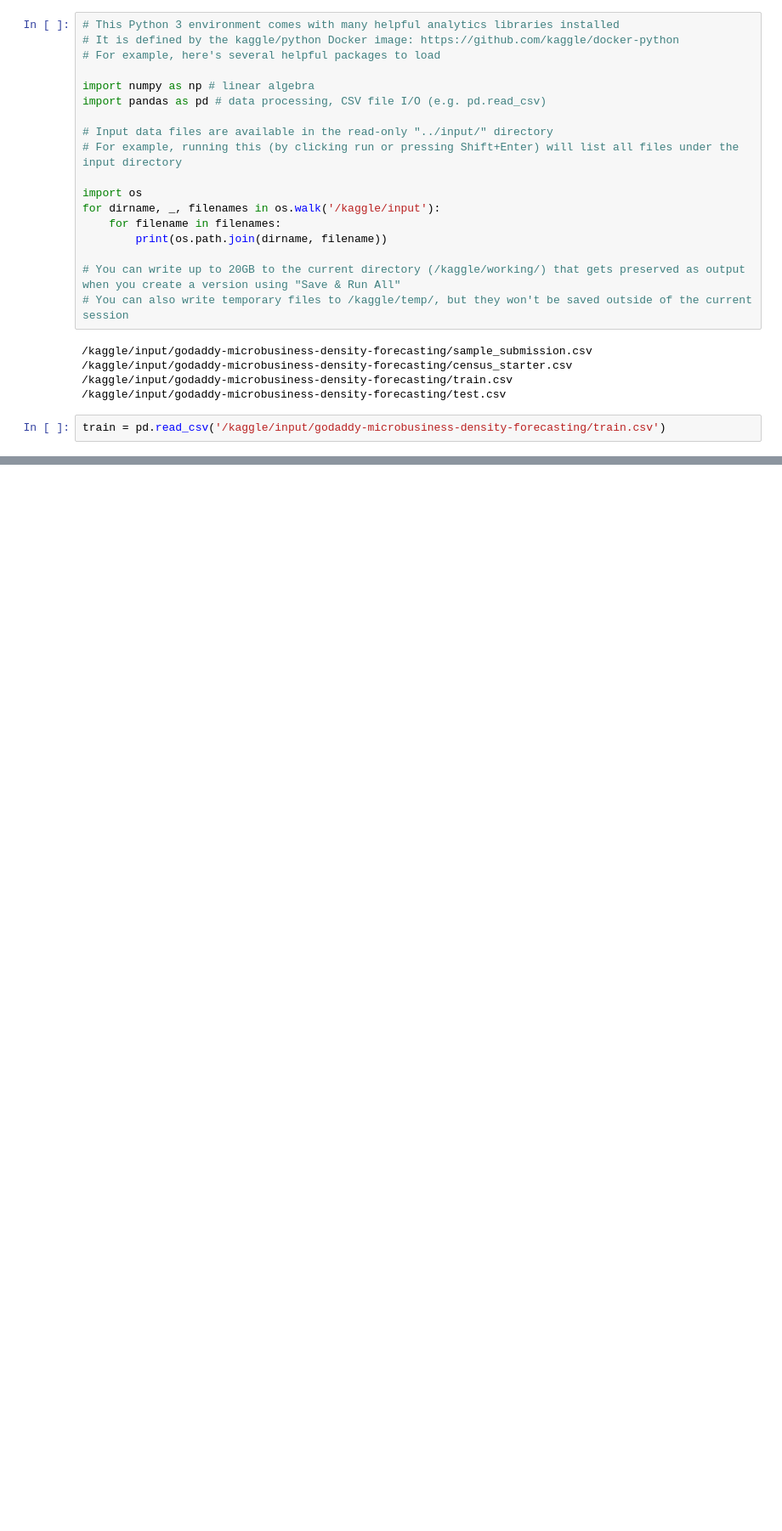
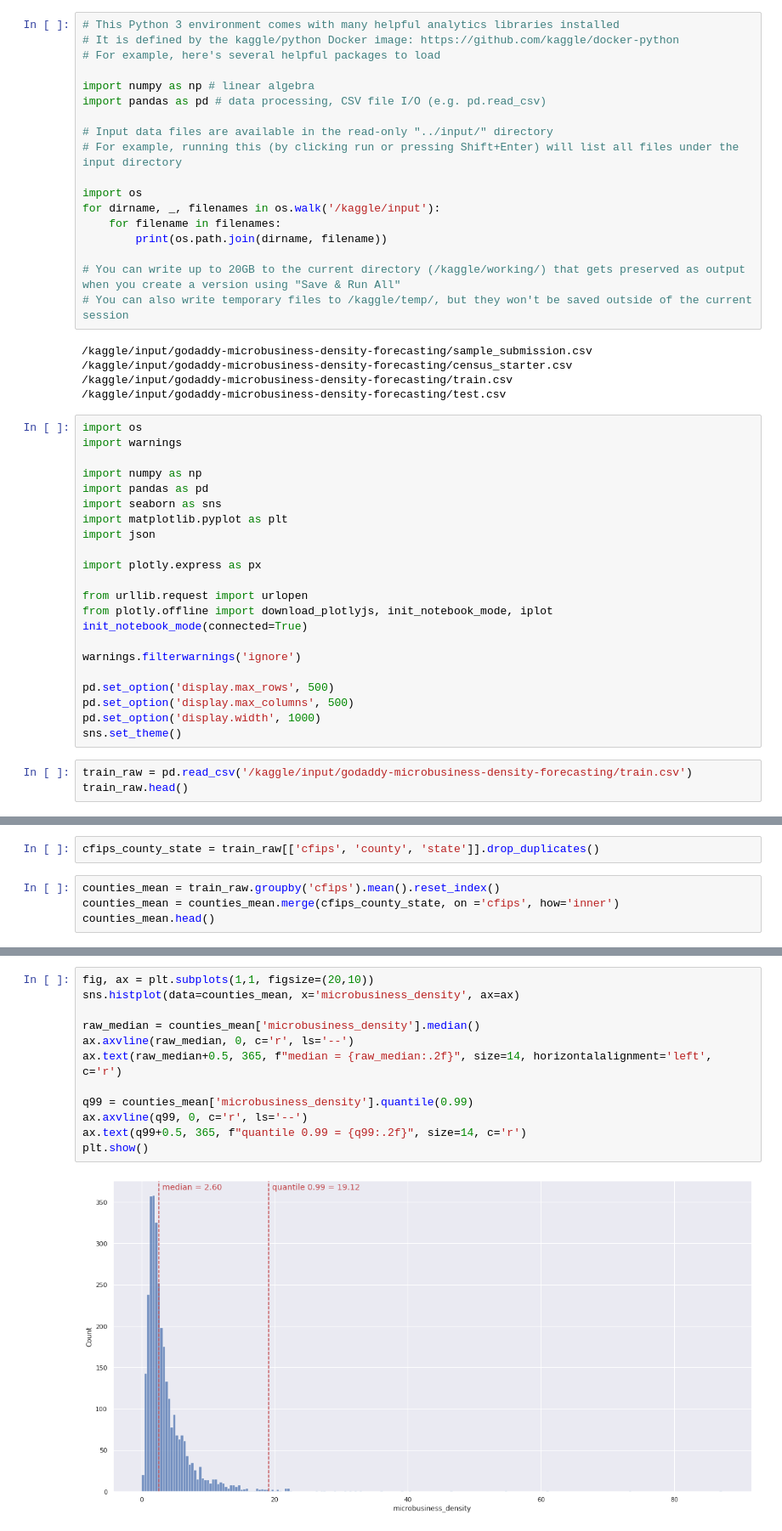
Before and after one commit to Hiroto555/Hiroto555, a Jupyter notebook: notebookb038a7327b.ipynb, the cells around one changed output, grey strips where cells are left out. Shown: that part at 85% size. Saved outputs shown, nothing was run; the diff lists cells and outputs as text; blank space fills up the shorter version.

Commit message:
Kaggle Notebook | GoDaddy | Version 2

```diff
--- a/notebookb038a7327b.ipynb
+++ b/notebookb038a7327b.ipynb
@@ -21,5 +21,28 @@ for dirname, _, filenames in os.walk('/kaggle/input'):
 /kaggle/input/godaddy-microbusiness-density-forecasting/census_starter.csv
 /kaggle/input/godaddy-microbusiness-density-forecasting/train.csv
 /kaggle/input/godaddy-microbusiness-density-forecasting/test.csv
+# %%
+import os
+import warnings
+
+import numpy as np
+import pandas as pd
+import seaborn as sns
+import matplotlib.pyplot as plt
+import json
+
+import plotly.express as px
+
+from urllib.request import urlopen
+from plotly.offline import download_plotlyjs, init_notebook_mode, iplot
+init_notebook_mode(connected=True)
+
+warnings.filterwarnings('ignore')
+
+pd.set_option('display.max_rows', 500)
+pd.set_option('display.max_columns', 500)
+pd.set_option('display.width', 1000)
+sns.set_theme()
 # %%
-train = pd.read_csv('/kaggle/input/godaddy-microbusiness-density-forecasting/train.csv')
+train_raw = pd.read_csv('/kaggle/input/godaddy-microbusiness-density-forecasting/train.csv')
+train_raw.head()
@@ -33,0 +73,6 @@ test = test.sort_values(['cfips','first_day_of_month']).reset_index(drop=True)
+# %%
+cfips_county_state = train_raw[['cfips', 'county', 'state']].drop_duplicates()
+# %%
+counties_mean = train_raw.groupby('cfips').mean().reset_index()
+counties_mean = counties_mean.merge(cfips_county_state, on ='cfips', how='inner')
+counties_mean.head()
@@ -33,0 +86,14 @@ test = test.sort_values(['cfips','first_day_of_month']).reset_index(drop=True)
+# %%
+fig, ax = plt.subplots(1,1, figsize=(20,10))
+sns.histplot(data=counties_mean, x='microbusiness_density', ax=ax)
+
+raw_median = counties_mean['microbusiness_density'].median()
+ax.axvline(raw_median, 0, c='r', ls='--')
+ax.text(raw_median+0.5, 365, f"median = {raw_median:.2f}", size=14, horizontalalignment='left', c='r')
+
+q99 = counties_mean['microbusiness_density'].quantile(0.99)
+ax.axvline(q99, 0, c='r', ls='--')
+ax.text(q99+0.5, 365, f"quantile 0.99 = {q99:.2f}", size=14, c='r')
+plt.show()
+# %% [output]
+[figure, added]
```
Also changed, not shown: parts of 15 cells of this notebook.
